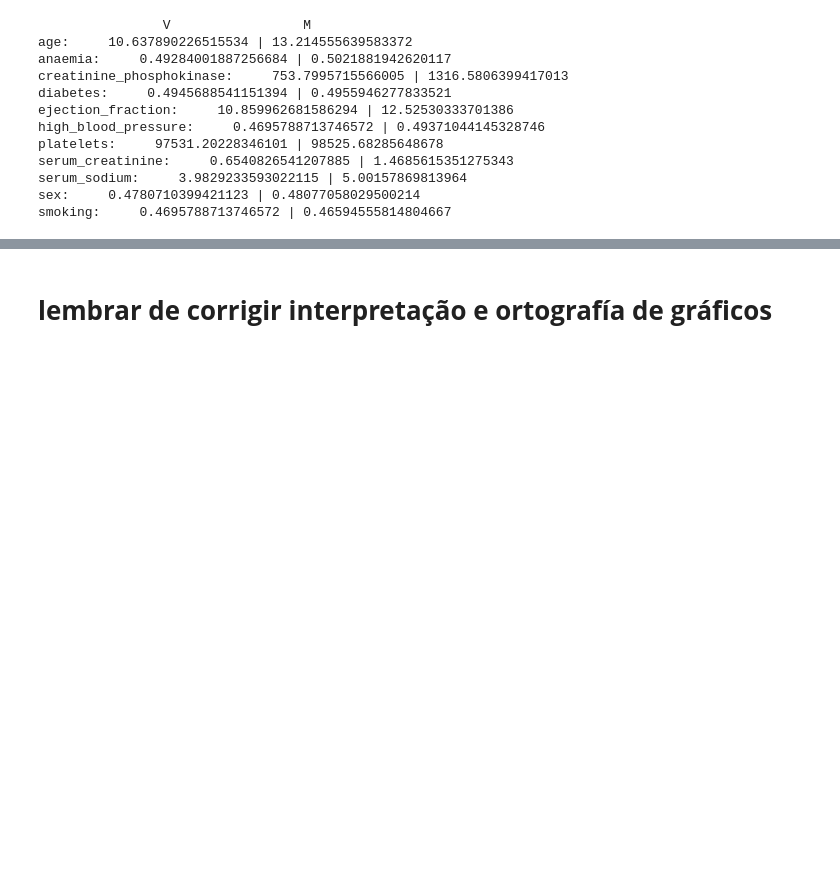
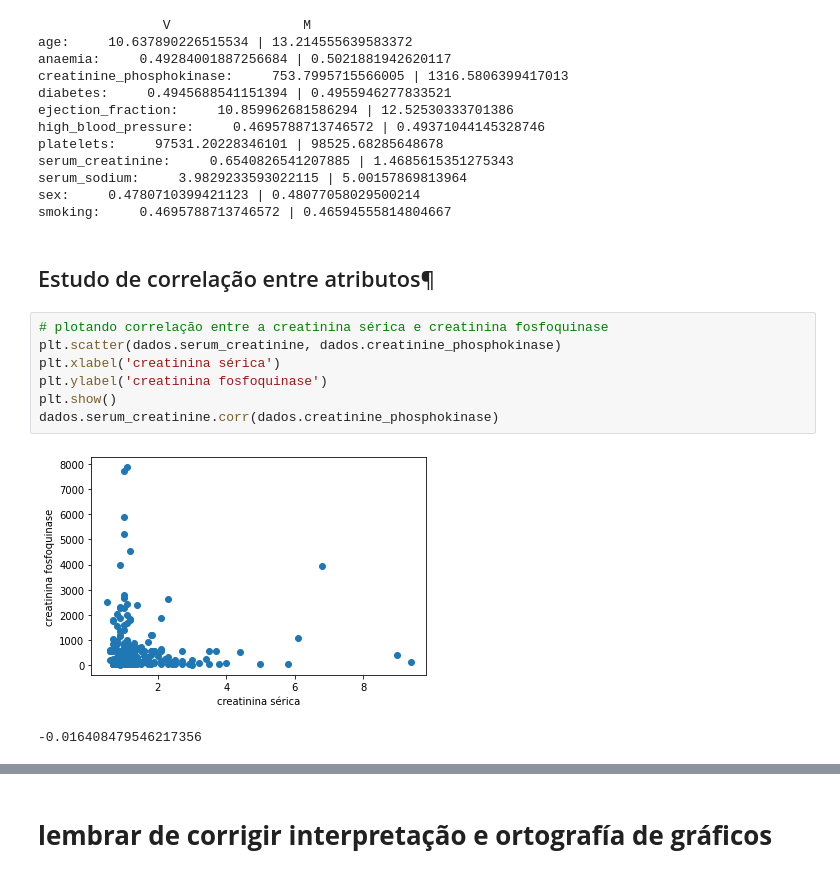
Before and after one commit to svhenrique/analise-dataset-heart-disease, a Jupyter notebook: Untitled0.ipynb, the cells around one changed output, grey strips where cells are left out. Drawn from its saved outputs; the diff is of its cells as text; blank space fills up the shorter version.

```diff
--- a/Untitled0.ipynb
+++ b/Untitled0.ipynb
@@ -621,3 +650,15 @@ serum_creatinine:     0.6540826541207885 | 1.4685615351275343
 serum_sodium:     3.9829233593022115 | 5.00157869813964
 sex:     0.4780710399421123 | 0.48077058029500214
 smoking:     0.4695788713746572 | 0.46594555814804667
+# %% [markdown]
+## Estudo de correlação entre atributos¶
+# %%
+# plotando correlação entre a creatinina sérica e creatinina fosfoquinase
+plt.scatter(dados.serum_creatinine, dados.creatinine_phosphokinase)
+plt.xlabel('creatinina sérica')
+plt.ylabel('creatinina fosfoquinase')
+plt.show()
+dados.serum_creatinine.corr(dados.creatinine_phosphokinase)
+# %% [output]
+[figure, added]
+-0.016408479546217356
```
Also changed, not shown: parts of 30 cells of this notebook.
